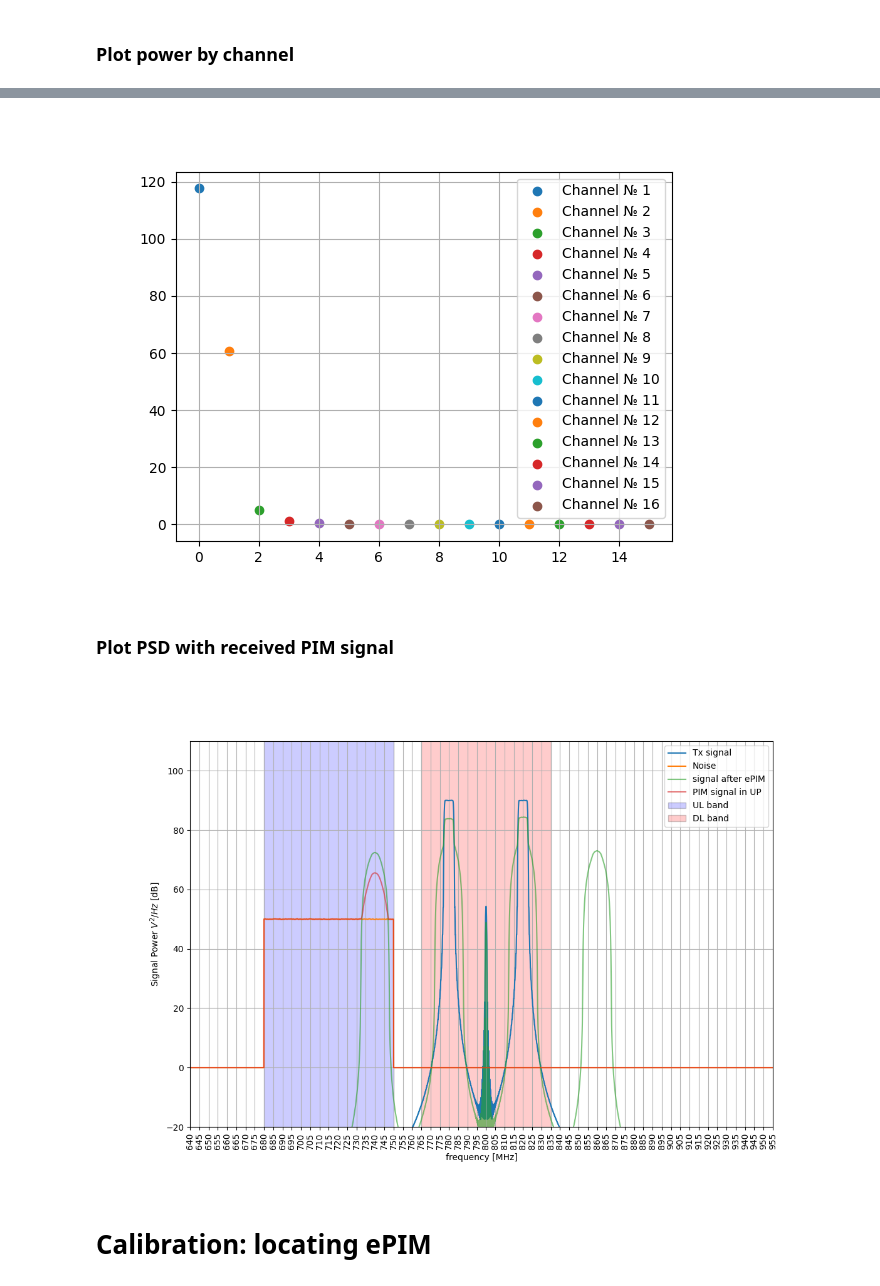
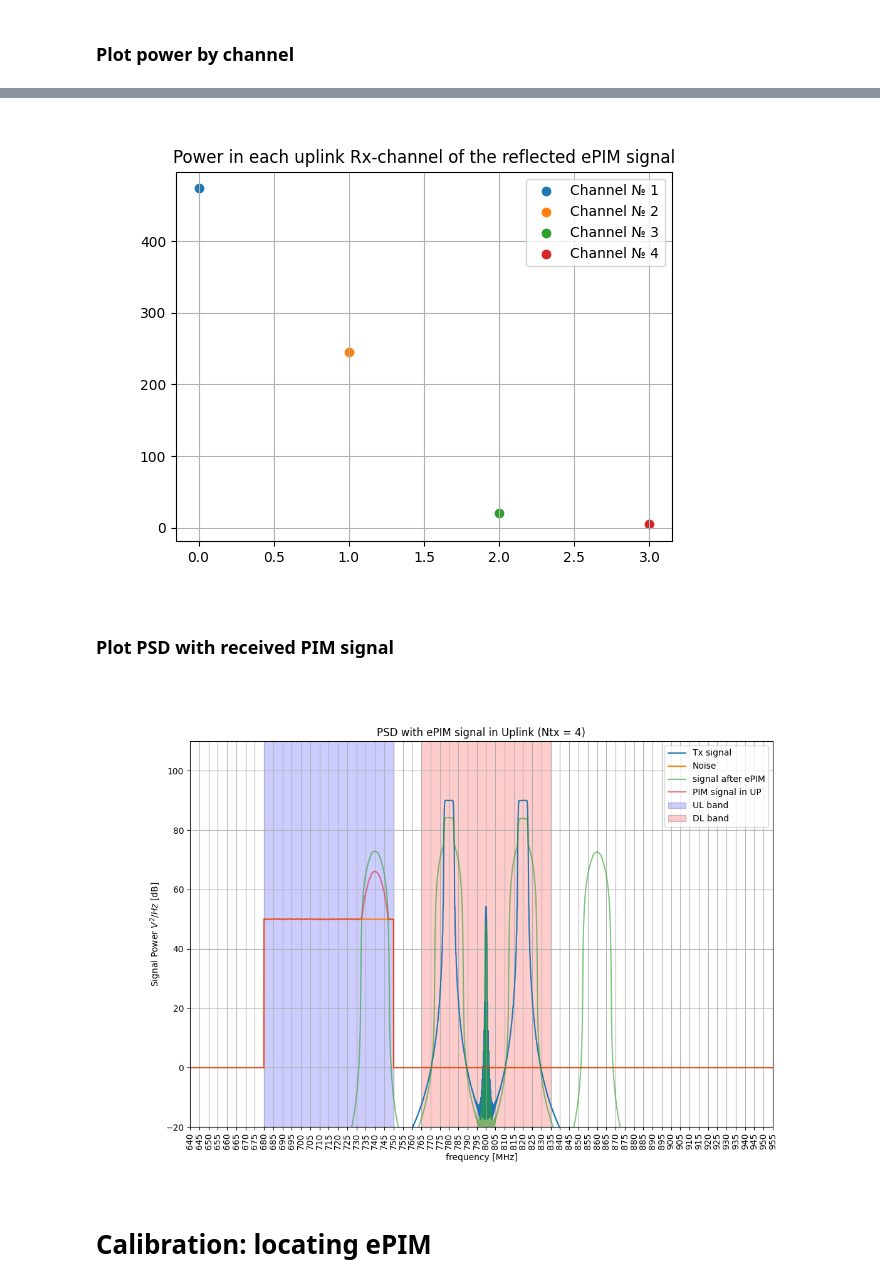
Before and after one commit to ladnlav/diploma, a Jupyter notebook: MM_ver_1_5.ipynb, the cells around one changed output, grey strips where cells are left out. Drawn from its saved outputs; the diff is of its cells as text; code cells hidden in the pictures.

Commit message:
1.5 version: plot names changed

```diff
--- a/MM_ver_1_5.ipynb
+++ b/MM_ver_1_5.ipynb
@@ -279,7 +280,7 @@ d2r=np.pi/180
 AOD_user = 24                     # angle of departure in degrees - USER location
 AOD_user_rad = AOD_user * d2r
 
-Ntx = 16                       # number of Tx antenna elements
+Ntx = 4                       # number of Tx antenna elements
 c=3e8                         #speed of light
 lambd1=(Fc1+shift)*1e3/c
 lambd2=(-Fc2+shift)*1e3/c
@@ -575,13 +575,14 @@ print(int(np.mean(np.abs(RX_sig_PIM_mean)**2))/Ntx)
 # %%
 plt.figure()
 for i in range(Ntx):
   namelabel = "Channel № " + str(i+1)
   plt.scatter(i,(np.mean(np.abs(RX_sig_PIM_mean[i,:])**2)/Ntx), label=namelabel)
 plt.legend()
 plt.grid()
+plt.title("Power in each uplink Rx-channel of the reflected ePIM signal")
 plt.show()
 # %% [output]
-[figure, old version]
+[figure, new version]
 # %% [markdown]
 ### Plot PSD with received PIM signal
 # %%
@@ -647,9 +648,10 @@ custom_bins = np.arange(np.min(f_MHz), np.max(f_MHz), 5)
 plt.xticks(custom_bins, rotation='vertical')
 plt.grid()
 plt.legend()
+plt.title("PSD with ePIM signal in Uplink (Ntx = "+str(Ntx)+")")
 plt.show()
 # %% [output]
-[figure, old version]
+[figure, new version]
 # %% [markdown]
 # Calibration: locating ePIM
 # %%
```
Also changed, not shown: parts of 17 cells of this notebook.
